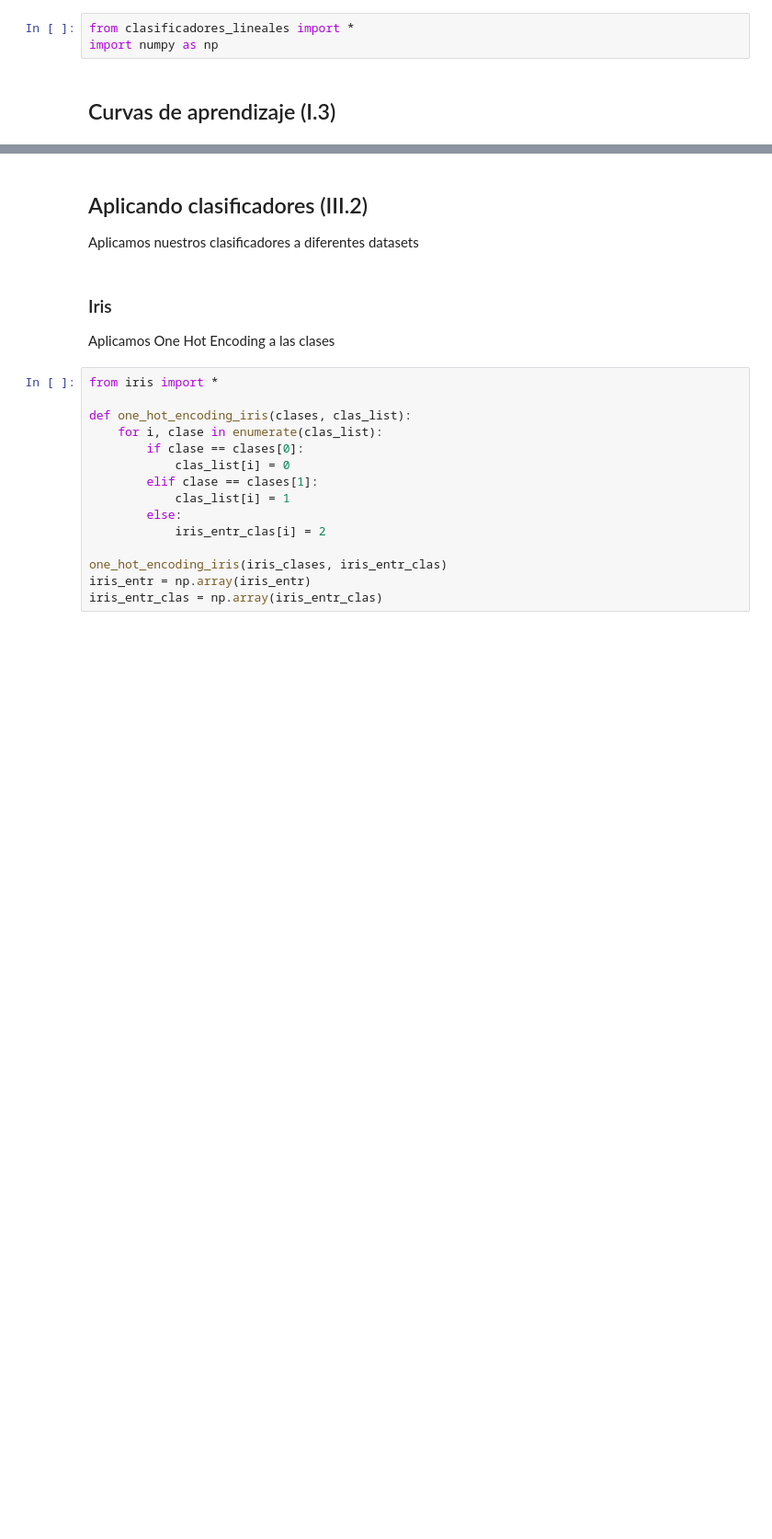
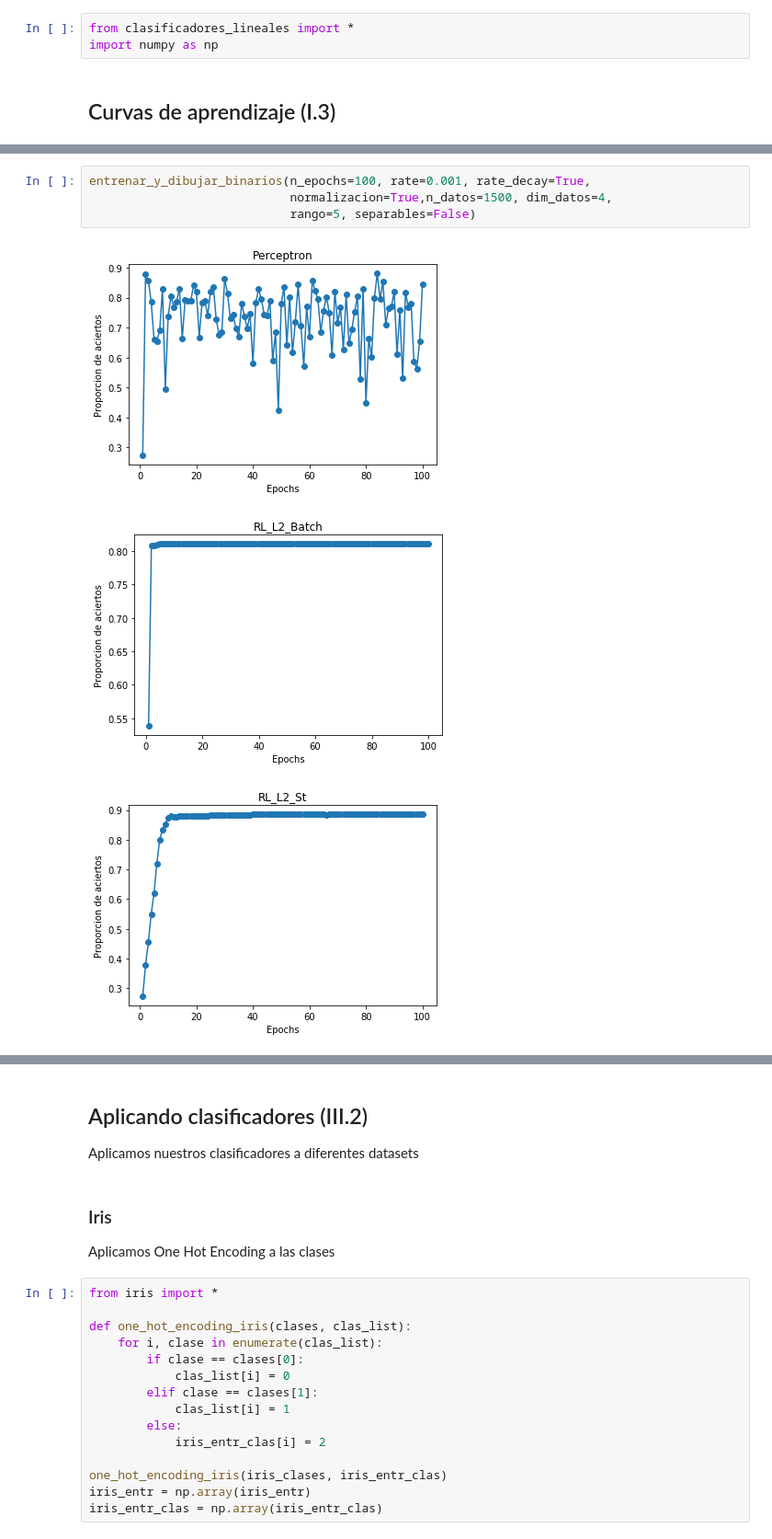
Before and after one commit to robertohueso/ampliacion_ia, a Jupyter notebook: trabajo/pruebas.ipynb, the cells around one changed output, grey strips where cells are left out. Shown at 92% size. Cells and saved outputs as stored; diff of their text form; blank space fills up the shorter version.

```diff
--- a/trabajo/pruebas.ipynb
+++ b/trabajo/pruebas.ipynb
@@ -17,0 +40,8 @@ entrenar_y_dibujar_binarios(n_epochs=100, rate=0.001, rate_decay=True,
+# %%
+entrenar_y_dibujar_binarios(n_epochs=100, rate=0.001, rate_decay=True,
+                            normalizacion=True,n_datos=1500, dim_datos=4,
+                            rango=5, separables=False)
+# %% [output]
+[figure, added]
+[figure, added]
+[figure, added]
```
Also changed, not shown: parts of 12 cells of this notebook, 2 other files.
